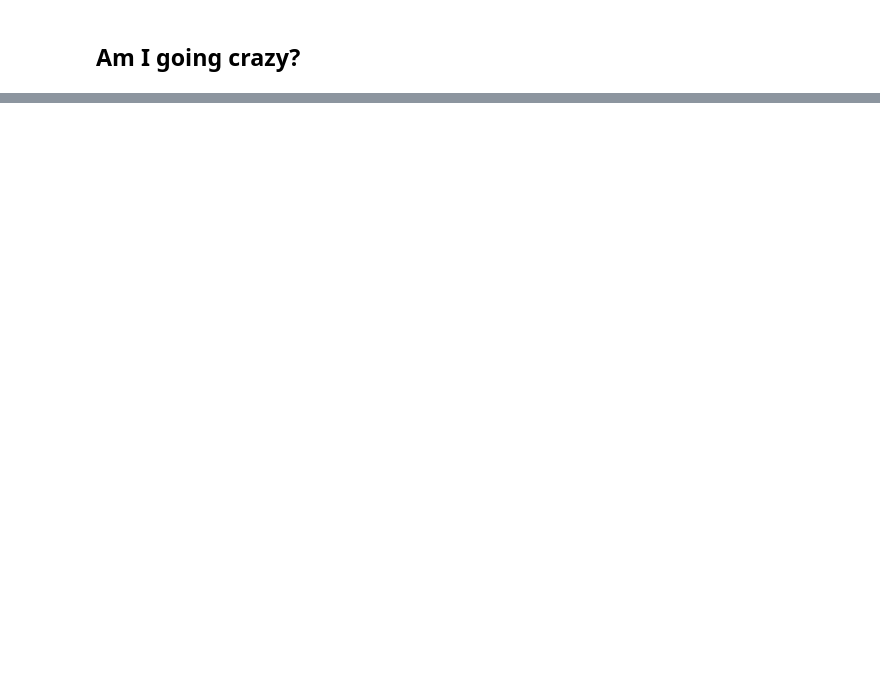
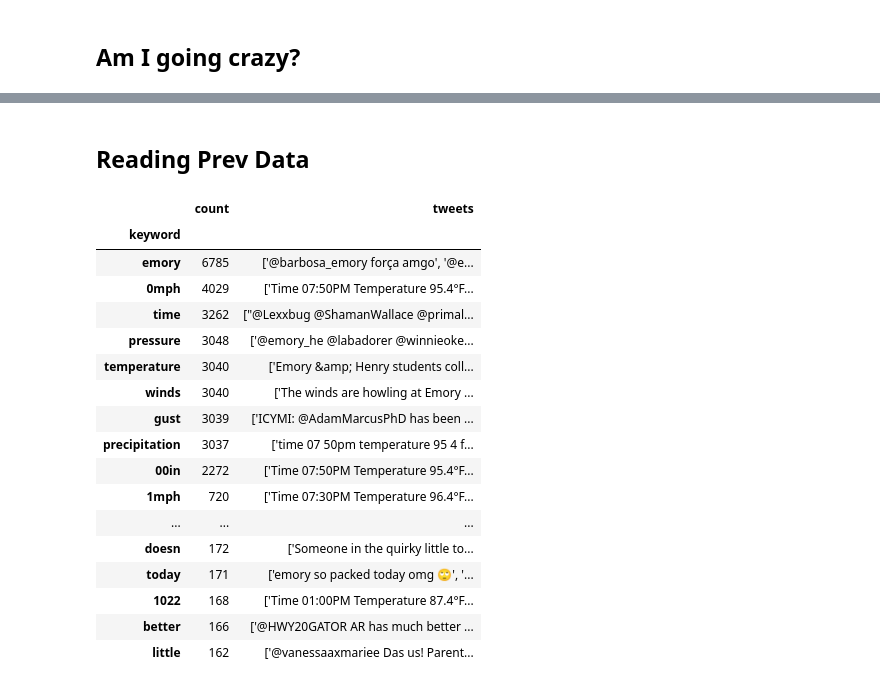
Before and after one commit to Azal-Amer/DataScienceTutorial, a Jupyter notebook: Minority Sentiment/collegeSentiment.ipynb, the cells around one changed output, grey strips where cells are left out. Cells and saved outputs as stored; diff of their text form; code cells hidden in the pictures; blank space fills up the shorter version.

```diff
--- a/Minority Sentiment/collegeSentiment.ipynb
+++ b/Minority Sentiment/collegeSentiment.ipynb
@@ -400,0 +432,40 @@ wordDB
+# %% [markdown]
+## Reading Prev Data
+# %%
+
+readword = 'emory'
+readword = readword.capitalize()
+file_dir = Path.cwd()
+json_folder = 'Colleges'
+
+file_path = os.path.join(file_dir, json_folder, 'College Data',readword.capitalize())
+
+sentiment = os.path.join(file_path,f'{readword}_sentiment_analysis.csv')
+wordDB=os.path.join(file_path,f'{readword} tweet info.csv')
+sentiment= pd.read_csv(sentiment)
+wordDB = pd.read_csv(wordDB)
+wordDB.set_index(['Month','keyword'],inplace=True)
+sentiment = sentiment.rename(columns={'Unnamed: 0':'Month'})
+sentiment.set_index('Month',inplace=True)
+# %%
+wordDB.loc[('7\'21','jones')]['tweets']
+wordDB.loc['7\'21']
+# %% [output]
+|  | count | tweets |
+| keyword |  |  |
+| emory | 6785 | ['@barbosa_emory força amgo', '@e... |
+| 0mph | 4029 | ['Time 07:50PM Temperature 95.4°F... |
+| time | 3262 | ["@Lexxbug @ShamanWallace @primal... |
+| pressure | 3048 | ['@emory_he @labadorer @winnieoke... |
+| temperature | 3040 | ['Emory &amp; Henry students coll... |
+| winds | 3040 | ['The winds are howling at Emory ... |
+| gust | 3039 | ['ICYMI: @AdamMarcusPhD has been ... |
+| precipitation | 3037 | ['time 07 50pm temperature 95 4 f... |
+| 00in | 2272 | ['Time 07:50PM Temperature 95.4°F... |
+| 1mph | 720 | ['Time 07:30PM Temperature 96.4°F... |
+| ... | ... | ... |
+| doesn | 172 | ['Someone in the quirky little to... |
+| today | 171 | ['emory so packed today omg 🙄', '... |
+| 1022 | 168 | ['Time 01:00PM Temperature 87.4°F... |
+| better | 166 | ['@HWY20GATOR AR has much better ... |
+| little | 162 | ['@vanessaaxmariee Das us! Parent... |
```
Also changed, not shown: parts of 9 cells of this notebook, 16 other files.
